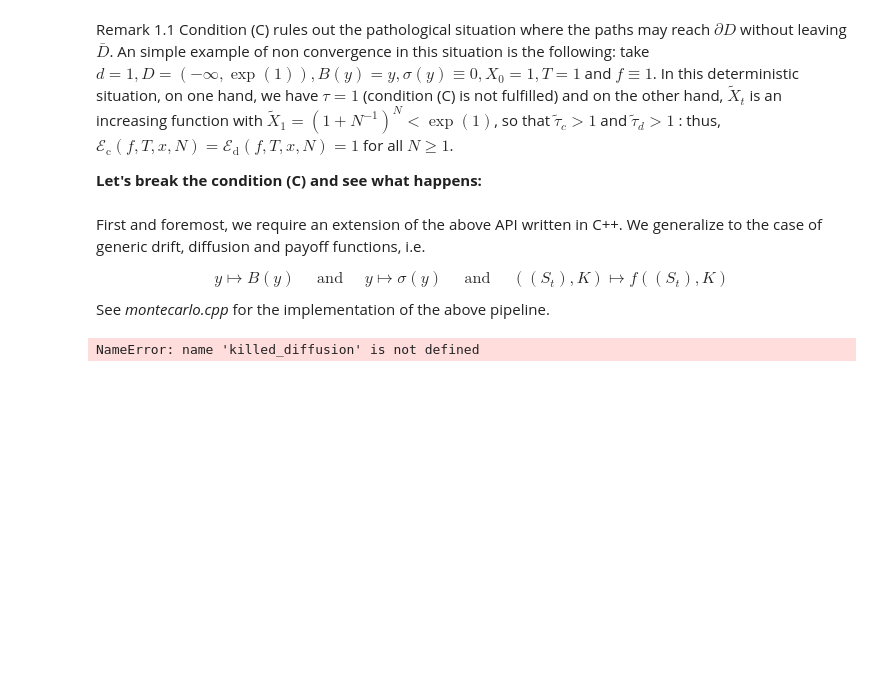
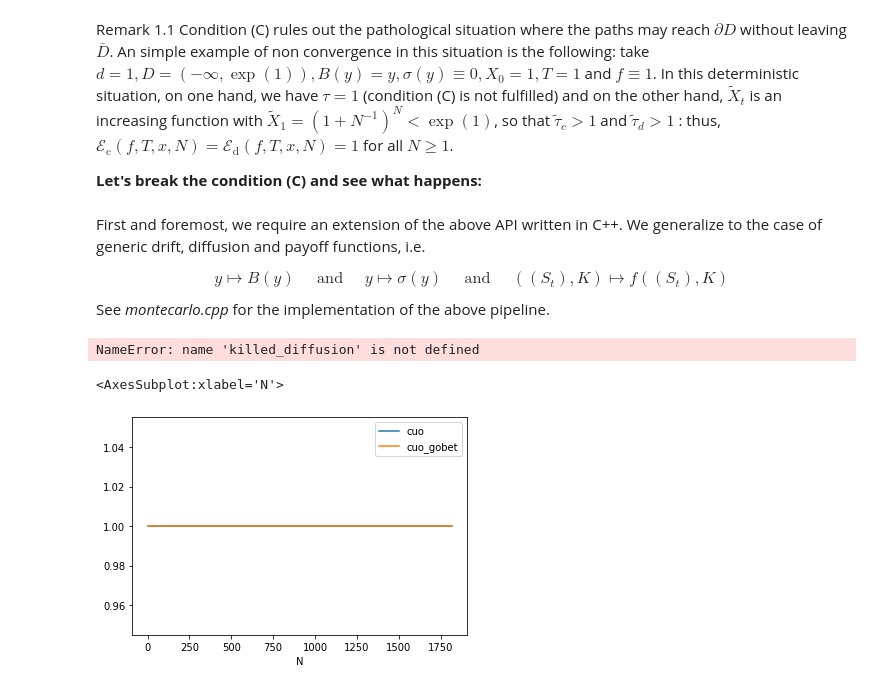
Before and after one commit to vtisserand/killed_diffusion, a Jupyter notebook: nbs/main.ipynb, the cells around one changed output. Cells and saved outputs as stored; diff of their text form; code cells hidden in the pictures; blank space fills up the shorter version.

```diff
--- a/nbs/main.ipynb
+++ b/nbs/main.ipynb
@@ -323,6 +322,13 @@ for n in N_range:
 # %% [output]
 NameError: name 'killed_diffusion' is not defined
 # %%
+# FIXME: this is a temp fix using to_be_deleted.cpp and generated to_be_deleted.csv
+# in order to get the plot for the latex report...
+# TODO: delete this and to_be_deleted.* once the wrapper.cpp is working
+# TODO 2: merge and pull request dev_clement once it is all clear!
 
-#
-fig, ax = plt.subplots()
+df = pd.read_csv("src/to_be_deleted.csv").set_index('N')
+df.plot()
+# %% [output]
+<AxesSubplot:xlabel='N'>
+[figure, added]
```
Also changed, not shown: parts of 2 cells of this notebook, 1 other file.
